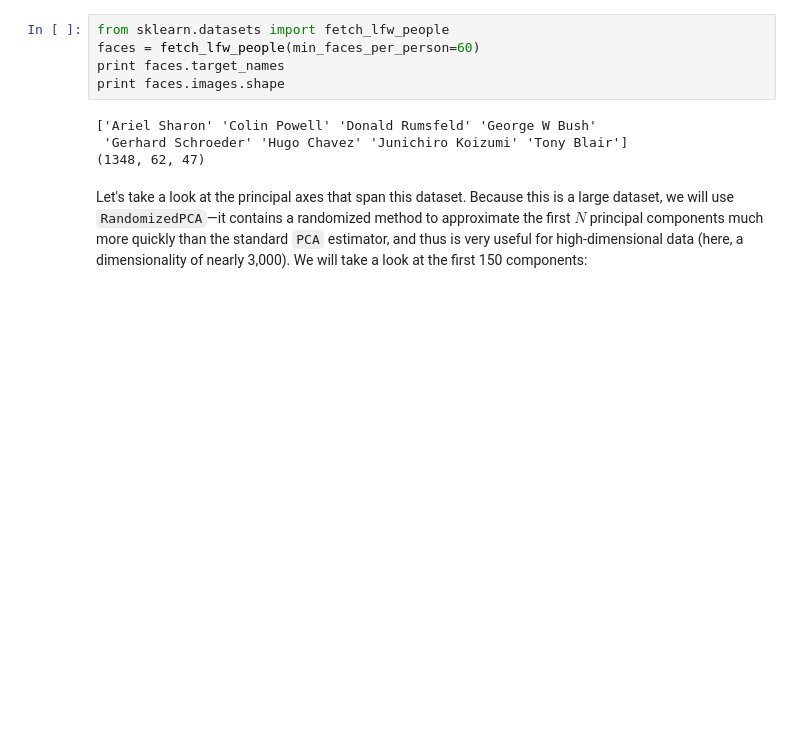
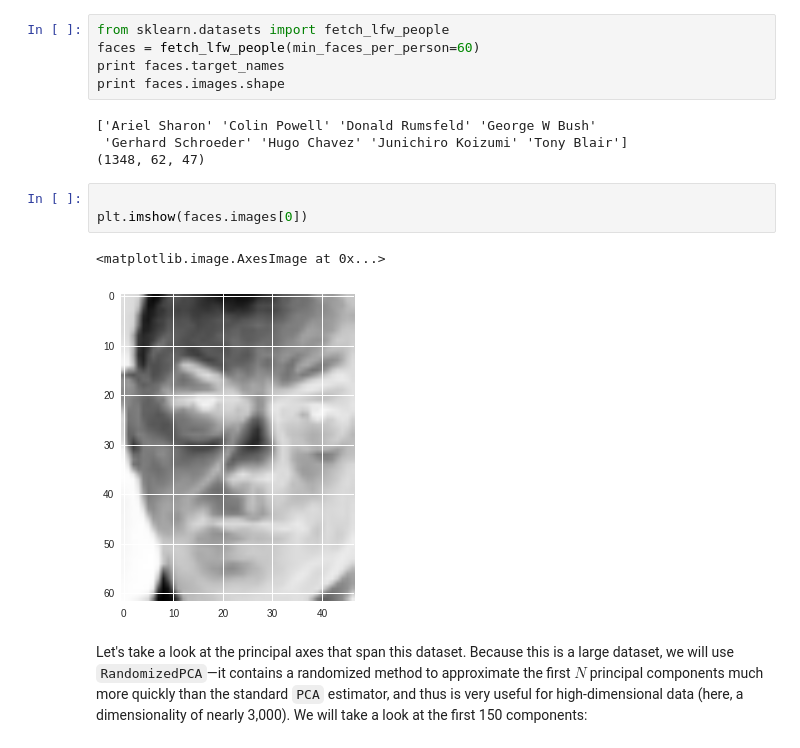
Before and after one commit to DataIntelligenceHub/ML-Scikitlearn, a Jupyter notebook: Principle Component Analysis.ipynb, the cells around one changed output. Saved outputs shown, nothing was run; the diff lists cells and outputs as text; blank space fills up the shorter version.

```diff
--- a/Principle Component Analysis.ipynb
+++ b/Principle Component Analysis.ipynb
@@ -245,6 +258,12 @@ print faces.images.shape
 ['Ariel Sharon' 'Colin Powell' 'Donald Rumsfeld' 'George W Bush'
  'Gerhard Schroeder' 'Hugo Chavez' 'Junichiro Koizumi' 'Tony Blair']
 (1348, 62, 47)
+# %%
+
+plt.imshow(faces.images[0])
+# %% [output]
+<matplotlib.image.AxesImage at 0x...>
+[figure, added]
 # %% [markdown]
 Let's take a look at the principal axes that span this dataset.
 Because this is a large dataset, we will use ``RandomizedPCA``—it contains a randomized method to approximate the first $N$ principal components much more quickly than the standard ``PCA`` estimator, and thus is very useful for high-dimensional data (here, a dimensionality of nearly 3,000).
```
Also changed, not shown: parts of 7 cells of this notebook, 1 other file.
